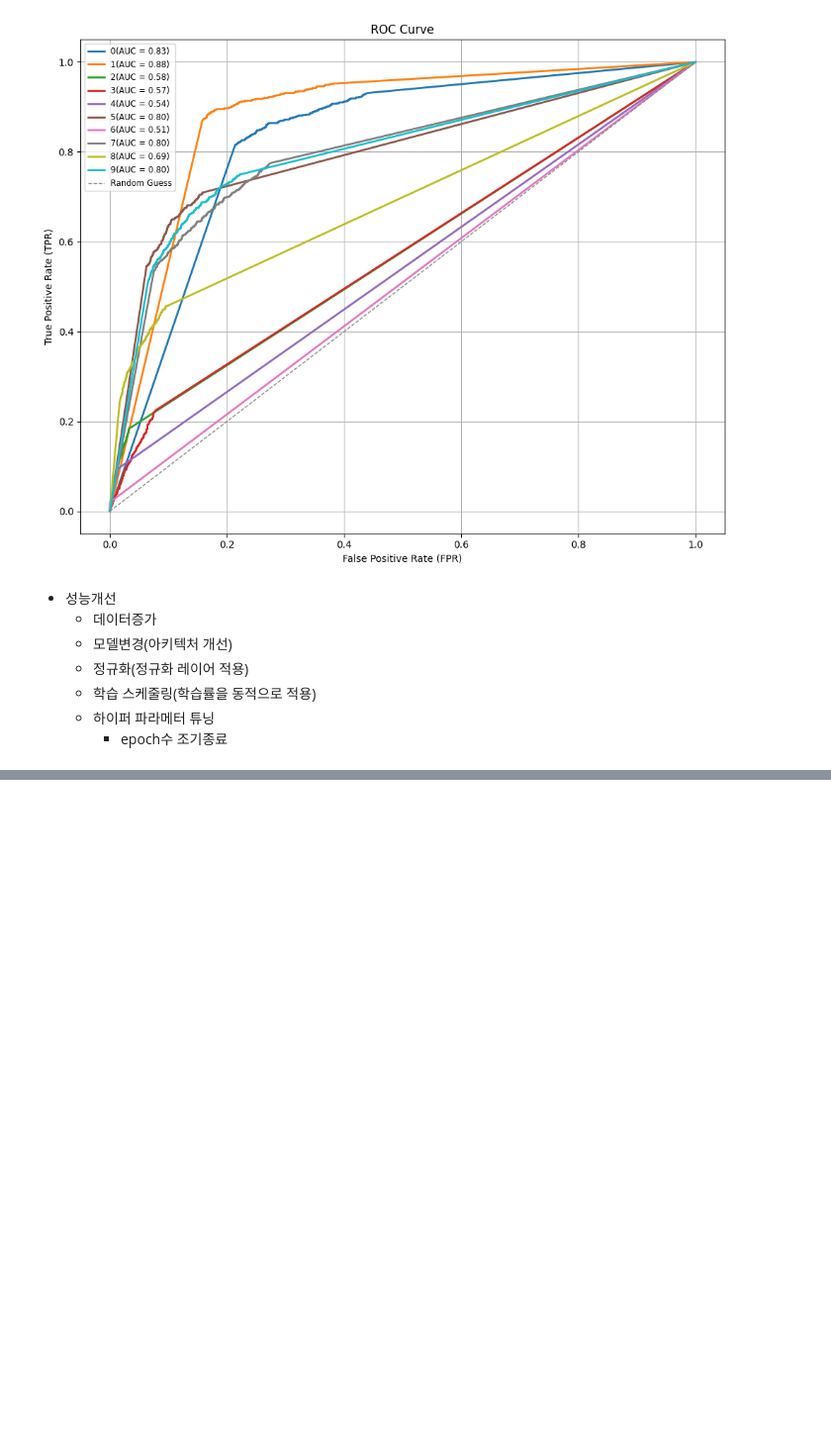
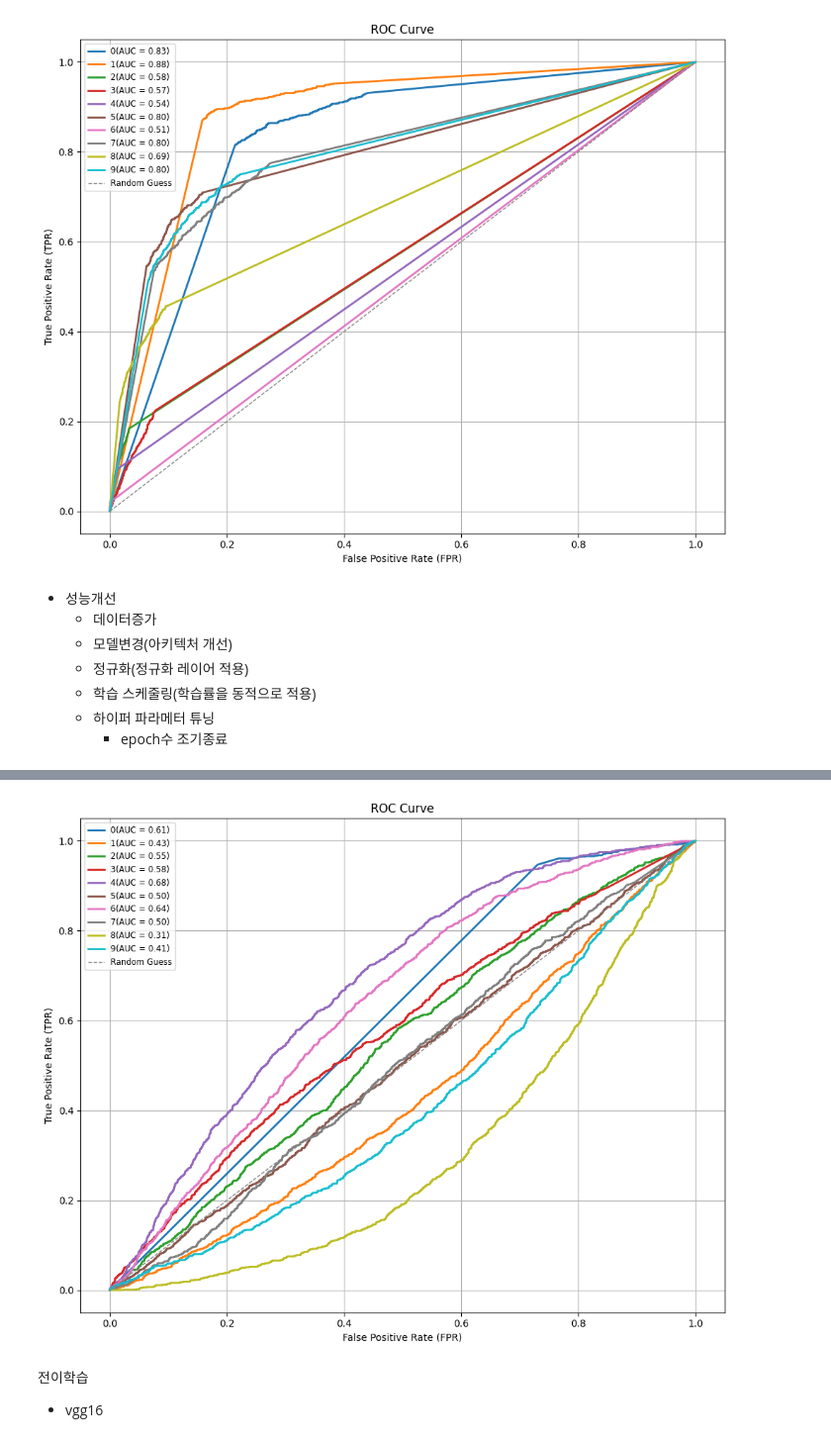
Before and after one commit to leekyuyoung-ai/AI, a Jupyter notebook: 2_9_CNN_2.ipynb, the cells around one changed output, grey strips where cells are left out. Shown at 99% size. Drawn from its saved outputs; the diff is of its cells as text; code cells hidden in the pictures; blank space fills up the shorter version.

```diff
--- a/2_9_CNN_2.ipynb
+++ b/2_9_CNN_2.ipynb
@@ -253,0 +292,19 @@ Epoch 1/100
+# %%
+# ROC 곡선 시각화
+plt.figure(figsize=(10, 8))
+colors = plt.cm.tab10(np.linspace(0, 1, 10))  # 컬러맵
+
+for i in range(10):
+  fpr,tpr,roc_auc = showRocAuc(i)
+  plt.plot(fpr, tpr, color=colors[i], lw=2, label=f'{i}(AUC = {roc_auc:.2f})')
+
+plt.plot([0, 1], [0, 1], color='gray', lw=1, linestyle='--', label='Random Guess') # 대각선
+plt.xlabel('False Positive Rate (FPR)')
+plt.ylabel('True Positive Rate (TPR)')
+plt.title('ROC Curve')
+# plt.legend(loc='lower right')
+plt.legend(loc='best', fontsize='small')
+plt.grid()
+plt.tight_layout()
+plt.show()
+# %% [output]
@@ -253,0 +321,4 @@ Epoch 1/100
+[figure, added]
+# %% [markdown]
+전이학습
+  - vgg16
```
Also changed, not shown: parts of 4 cells of this notebook.
